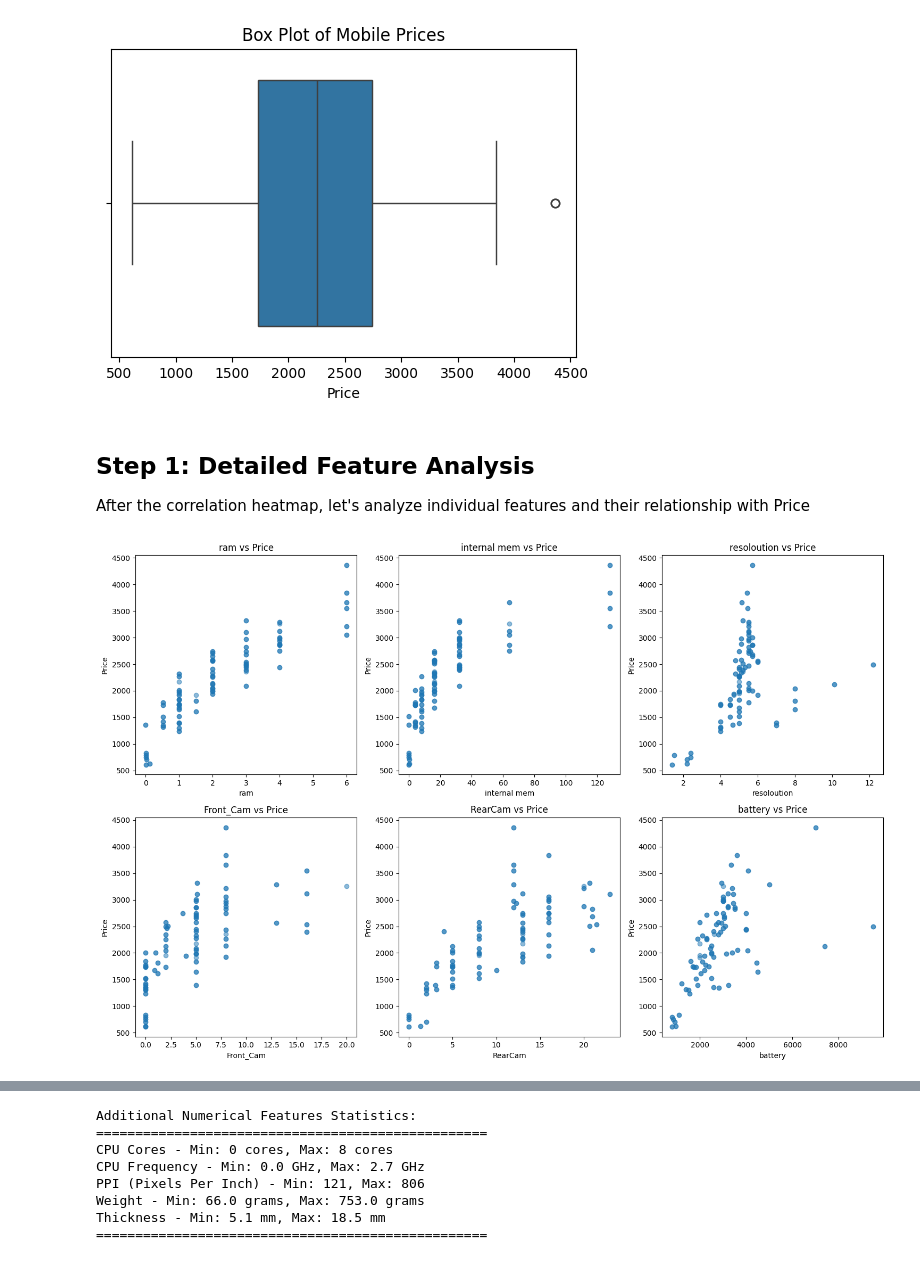
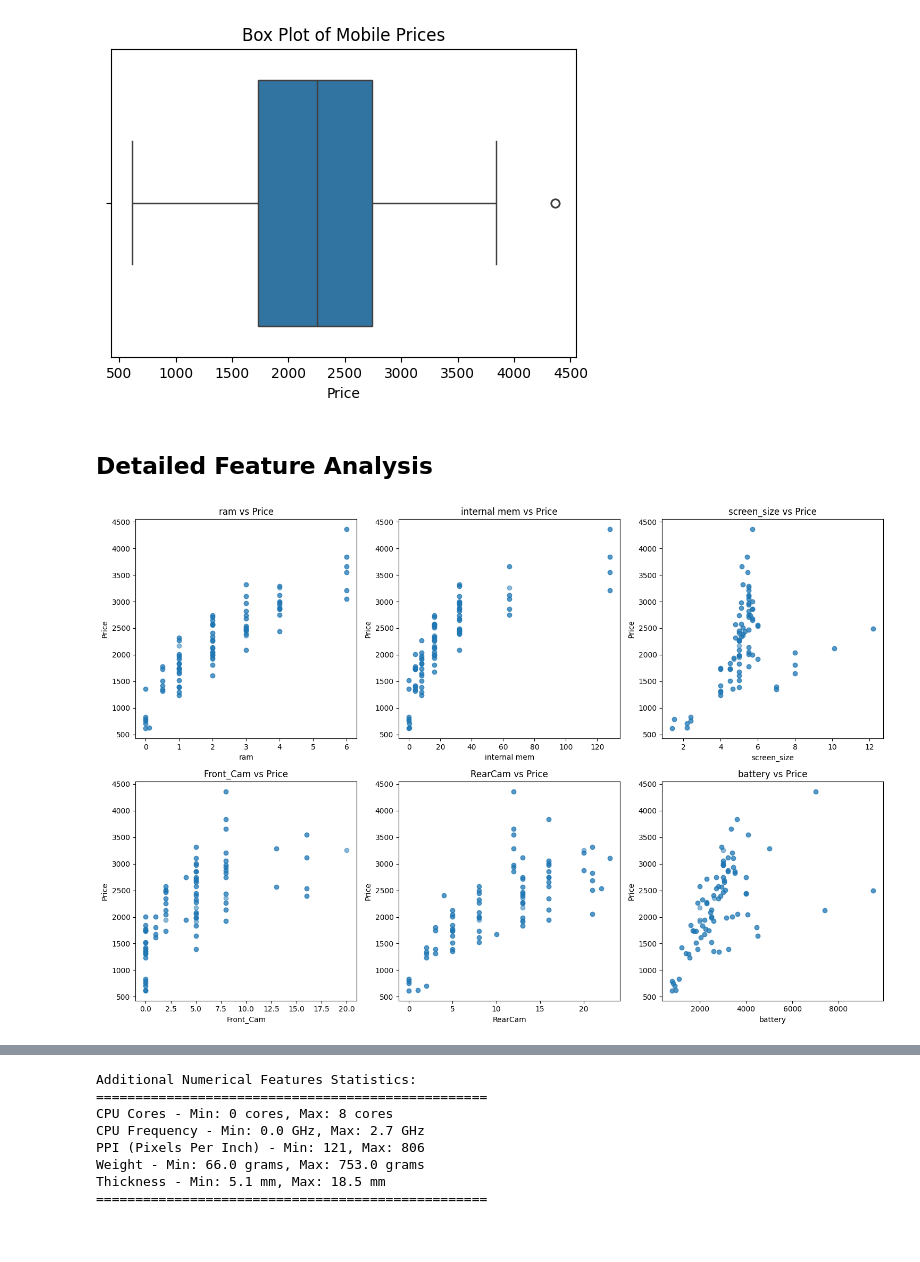
Before and after one commit to zKushal/Mobile_Price_Prediction, a Jupyter notebook: notebook/Prediction.ipynb, the cells around one changed output, grey strips where cells are left out. Saved outputs shown, nothing was run; the diff lists cells and outputs as text; code cells hidden in the pictures.

```diff
--- a/notebook/Prediction.ipynb
+++ b/notebook/Prediction.ipynb
@@ -16,3 +19,15 @@ df.head()
+# %%
+df["RearCam"] = df["RearCam"].round()
+df["Front_Cam"] = df["Front_Cam"].round()
+# %%
+df = df.rename(columns={"resoloution": "screen_size"})
+# %%
+df["ram"] = df["ram"].replace({
+    0.512: 0.5,
+    1.000: 1,
+    1.500: 2,
+    3.000: 3
+})
 # %%
 df.info()
 # %% [output]
@@ -45,3 +57,5 @@ df.head()
 | 2 | 40 | 1916 | 10 | 110.0 | 4.7 | 312 | 4 | 1.20 | 8.0 | ... |
 | 3 | 99 | 1315 | 11 | 118.5 | 4.0 | 233 | 2 | 1.30 | 4.0 | ... |
 | 4 | 880 | 1749 | 11 | 125.0 | 4.0 | 233 | 2 | 1.30 | 4.0 | ... |
+# %%
+df = df.drop_duplicates()
@@ -235,24 +201,23 @@ plt.show()
 # %% [output]
 [figure]
 # %% [markdown]
-## Step 1: Detailed Feature Analysis
-After the correlation heatmap, let's analyze individual features and their relationship with Price
+##  Detailed Feature Analysis
 # %%
 # Analyze the relationship between numerical features and Price
 # This helps us understand which features have the strongest impact on price
 #  yo bat ahami lai k kasto relationship cha bhanne bujhna madad garne cha, ra future modeling process ma kasto features select garne parne cha bhanne decide garna madad garne cha.
 # yesma sabai bhanda ramro relationship price ra ram ko cha, jasle hami lai ram ko importance bujhna madad garne cha, ra future modeling process ma ram lai kasto feature engineering garne parne cha bhanne decide garna madad garne cha.
 
-numerical_features = ['ram', 'internal mem', 'resoloution', 'Front_Cam', 'RearCam', 'battery']
+numerical_features = ['ram', 'internal mem', 'screen_size', 'Front_Cam', 'RearCam', 'battery']
 
 plt.figure(figsize=(15, 10))
 for i, feature in enumerate(numerical_features, 1):
     plt.subplot(2, 3, i) # 2 rows, 3 columns of plots
     plt.scatter(df[feature], df['Price'], alpha=0.5)
     plt.xlabel(feature)
     plt.ylabel('Price')
     plt.title(f'{feature} vs Price')
 plt.tight_layout()
 plt.show()
 # %% [output]
-[figure, old version]
+[figure, new version]
```
Also changed, not shown: parts of 35 cells of this notebook, 2 other files.
